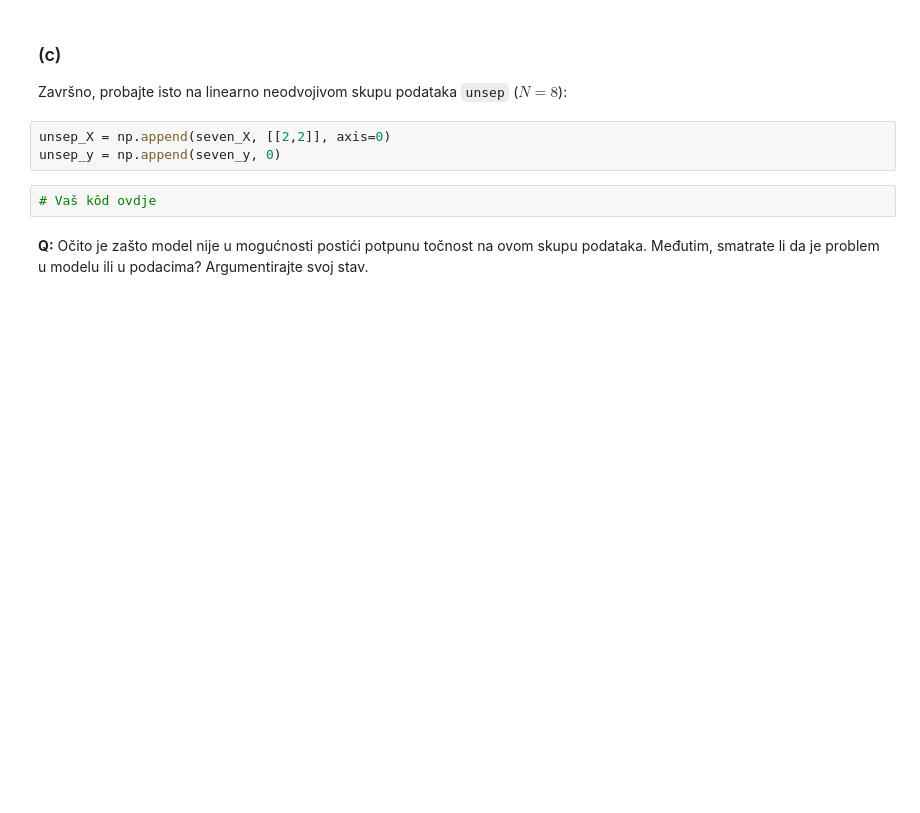
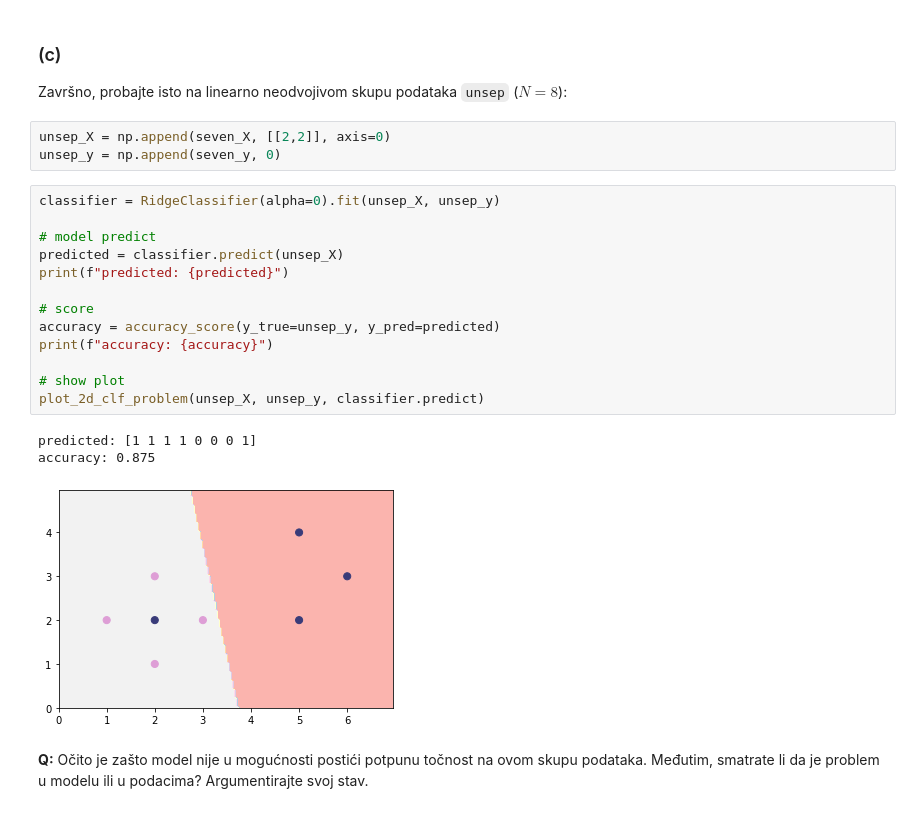
Before and after one commit to sskender/machine-learning-1, a Jupyter notebook: SU1-2021-05-LDM.ipynb, the cells around one changed output. Cells and saved outputs as stored; diff of their text form; blank space fills up the shorter version.

```diff
--- a/SU1-2021-05-LDM.ipynb
+++ b/SU1-2021-05-LDM.ipynb
@@ -151,8 +168,23 @@ Završno, probajte isto na linearno neodvojivom skupu podataka `unsep` ($N=8$):
 # %%
 unsep_X = np.append(seven_X, [[2,2]], axis=0)
 unsep_y = np.append(seven_y, 0)
-# %%
-# Vaš kôd ovdje
+# %%
+classifier = RidgeClassifier(alpha=0).fit(unsep_X, unsep_y)
+
+# model predict
+predicted = classifier.predict(unsep_X)
+print(f"predicted: {predicted}")
+
+# score
+accuracy = accuracy_score(y_true=unsep_y, y_pred=predicted)
+print(f"accuracy: {accuracy}")
+
+# show plot
+plot_2d_clf_problem(unsep_X, unsep_y, classifier.predict)
+# %% [output]
+predicted: [1 1 1 1 0 0 0 1]
+accuracy: 0.875
+[figure, added]
 # %% [markdown]
 **Q:** Očito je zašto model nije u mogućnosti postići potpunu točnost na ovom skupu podataka. Međutim, smatrate li da je problem u modelu ili u podacima? Argumentirajte svoj stav.
 # %% [markdown]
```
Also changed, not shown: parts of 3 cells of this notebook.
